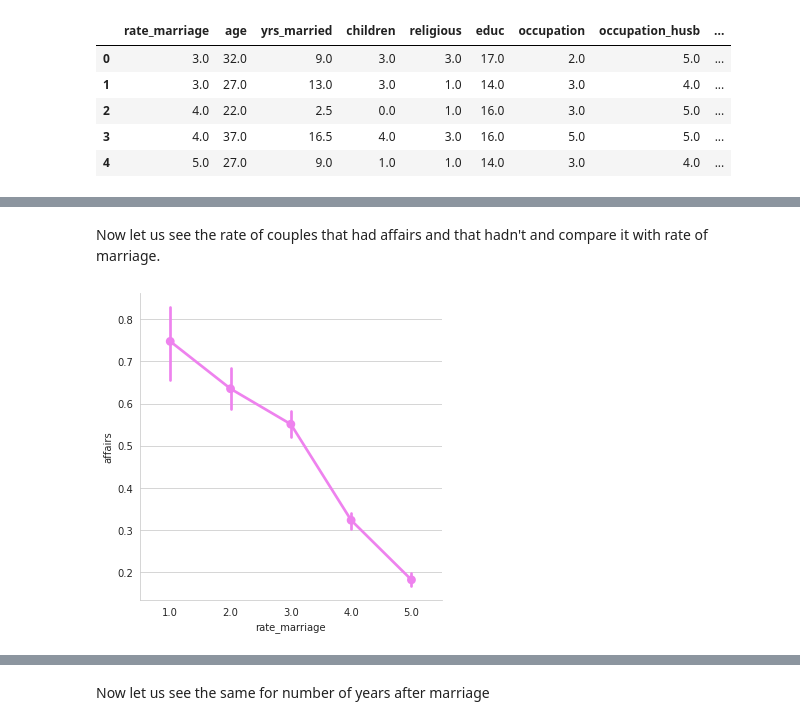
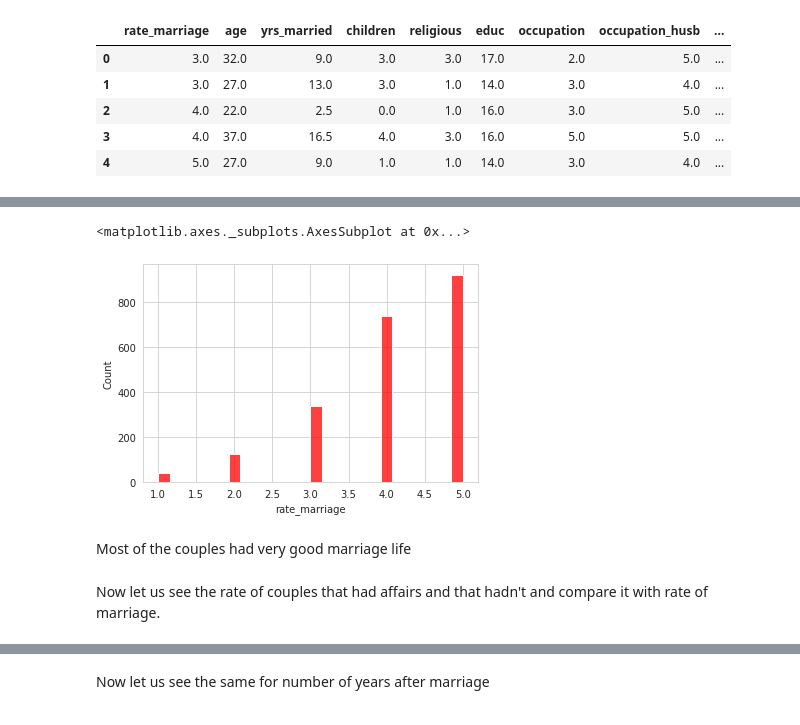
Before and after one commit to albinjohn366/DataScience_Tutorials, a Jupyter notebook: Logistic_Regression.ipynb, the cells around one changed output, grey strips where cells are left out. Saved outputs shown, nothing was run; the diff lists cells and outputs as text; code cells hidden in the pictures.

```diff
--- a/Logistic_Regression.ipynb
+++ b/Logistic_Regression.ipynb
@@ -96,10 +103,13 @@ df.corr()
 | occupation | 0.039528 | 0.106127 | 0.041782 | -0.015068 | 0.035746 | 0.382286 | 1.000000 | 0.201156 | ... |
 | occupation_husb | 0.027745 | 0.162567 | 0.128135 | 0.086660 | 0.004061 | 0.183932 | 0.201156 | 1.000000 | ... |
 | affairs | -0.331776 | 0.146519 | 0.203109 | 0.159833 | -0.129299 | -0.075280 | 0.028981 | 0.017637 | ... |
+# %%
+# Let us see the distribution of marriage type throughout the dataset
+sns.histplot(x=X_train['rate_marriage'], color='red')
+# %% [output]
+<matplotlib.axes._subplots.AxesSubplot at 0x...>
+[figure, added]
+# %% [markdown]
+Most of the couples had very good marriage life
 # %% [markdown]
 Now let  us see the rate of couples that had affairs and that hadn't and compare it with rate of marriage.
-# %%
-sns.catplot(data=df, x='rate_marriage', kind='point', y='affairs', color='violet', legend=False)
-plt.show()
-# %% [output]
-[figure, removed]
```
Also changed, not shown: parts of 70 cells of this notebook.
